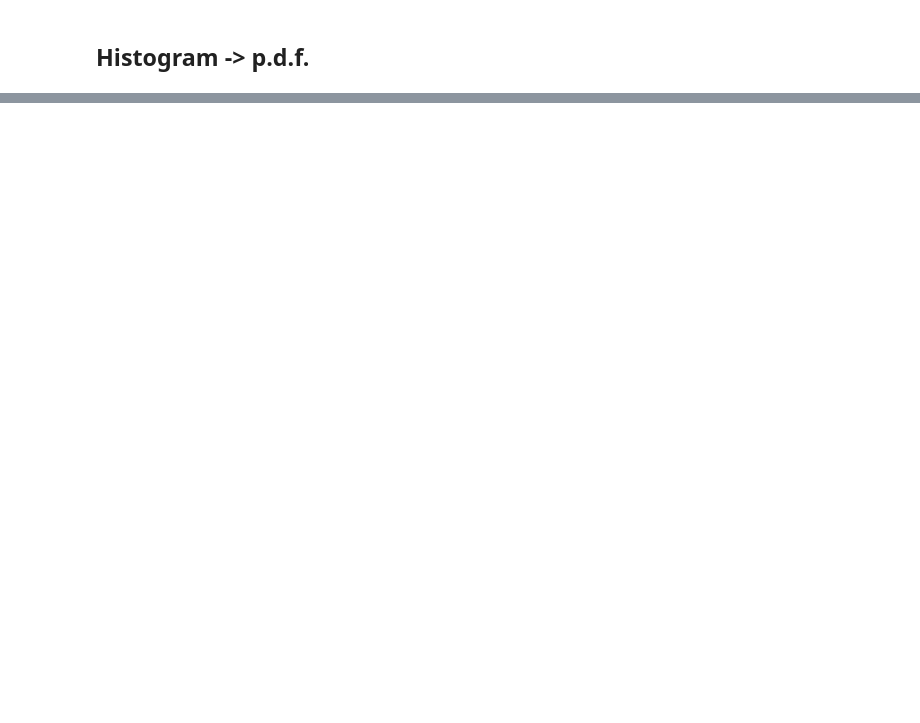
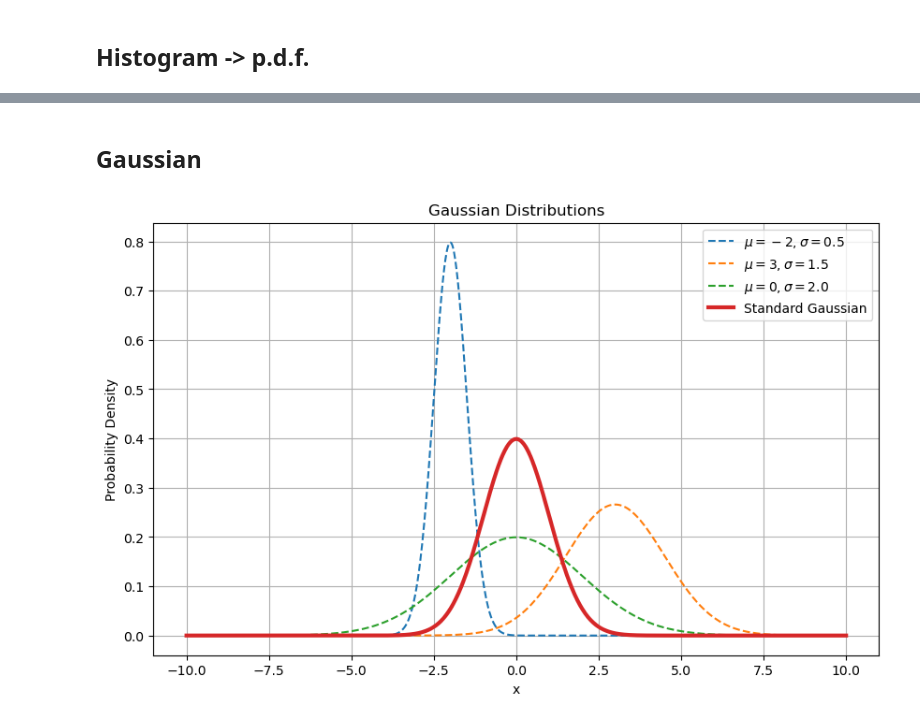
Before and after one commit to MrPiada/data-analysis-swiss-knife, a Jupyter notebook: notebooks/pdfs_plots.ipynb, the cells around one changed output, grey strips where cells are left out. Drawn from its saved outputs; the diff is of its cells as text; code cells hidden in the pictures; blank space fills up the shorter version.

```diff
--- a/notebooks/pdfs_plots.ipynb
+++ b/notebooks/pdfs_plots.ipynb
@@ -46,0 +50,44 @@ plt.show()
+# %% [markdown]
+## Gaussian
+# %%
+import numpy as np
+import matplotlib.pyplot as plt
+
+# Funzione per generare la distribuzione gaussiana
+def gaussian(x, mu, sigma):
+    return (1/(sigma * np.sqrt(2 * np.pi))) * np.exp(-0.5 * ((x - mu) / sigma)**2)
+
+# Intervallo di valori per x
+x = np.linspace(-10, 10, 1000)
+
+# Parametri per le gaussiane
+params = [
+    {'mu': -2, 'sigma': 0.5},
+    {'mu': 3, 'sigma': 1.5},
+    {'mu': 0, 'sigma': 2.0}
+]
+
+# Disegno delle gaussiane
+plt.figure(figsize=(10, 6))
+
+for param in params:
+    y = gaussian(x, param['mu'], param['sigma'])
+    plt.plot(x, y, label=f"$\mu={param['mu']}, \sigma={param['sigma']}$", linestyle='--')
+
+# Aggiunta della gaussiana standard
+standard_mu = 0
+standard_sigma = 1
+y_standard = gaussian(x, standard_mu, standard_sigma)
+plt.plot(x, y_standard, label="Standard Gaussian", lw=3)
+
+# Configurazione del grafico
+plt.title("Gaussian Distributions")
+plt.xlabel("x")
+plt.ylabel("Probability Density")
+plt.legend()
+plt.grid(True)
+
+# Mostra il grafico
+plt.show()
+# %% [output]
+[figure, added]
```
Also changed, not shown: parts of 6 cells of this notebook.
